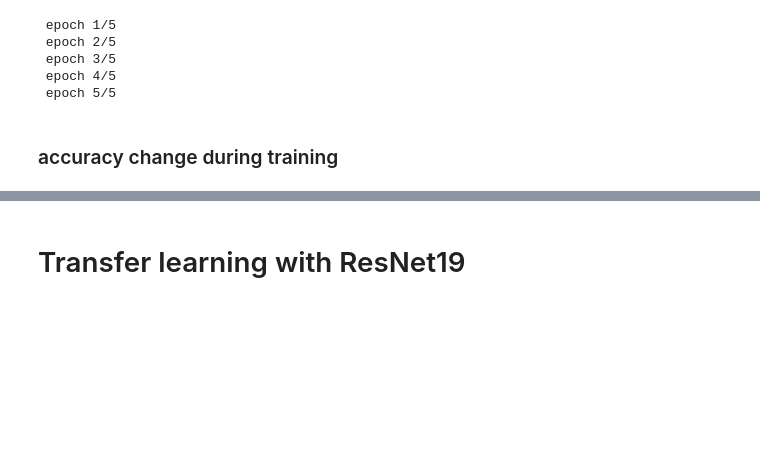
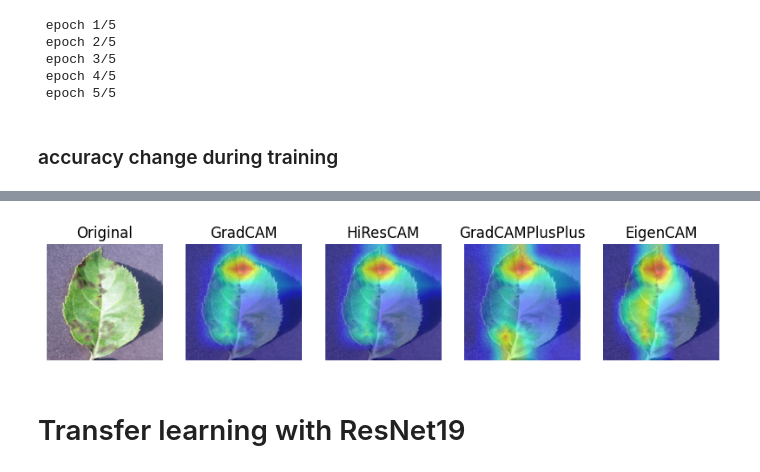
Before and after one commit to Eikthyrnir/UAM_labs, a Jupyter notebook: sem3/comp_vision/lab_2_23.ipynb, the cells around one changed output, grey strips where cells are left out. Cells and saved outputs as stored; diff of their text form; code cells hidden in the pictures; blank space fills up the shorter version.

```diff
--- a/sem3/comp_vision/lab_2_23.ipynb
+++ b/sem3/comp_vision/lab_2_23.ipynb
@@ -201,0 +248,6 @@ plt.show()
+# %%
+with GradCAM(model=vgg_model, target_layers=target_layers) as cam:
+    grayscale_cam = cam(input_tensor=input_tensor)
+    grayscale_cam = grayscale_cam[0]
+
+    cam_image = show_cam_on_image(rgb_img, grayscale_cam, use_rgb=True)
@@ -202,3 +261,48 @@ plt.show()
+# %%
+# Like GradCAM but uses second order gradients
+with GradCAMPlusPlus(model=vgg_model, target_layers=target_layers) as cam:
+    grayscale_cam = cam(input_tensor=input_tensor)
+    grayscale_cam = grayscale_cam[0]
+
+    cam_image_pp = show_cam_on_image(rgb_img, grayscale_cam, use_rgb=True)
+
+# Takes the first principle component of the 2D Activations (no class discrimination, but seems to give great results)
+with EigenCAM(model=vgg_model, target_layers=target_layers) as cam:
+    grayscale_cam = cam(input_tensor=input_tensor)
+    grayscale_cam = grayscale_cam[0]
+
+    cam_image_eigen = show_cam_on_image(rgb_img, grayscale_cam, use_rgb=True)
+# %%
+plt.figure(figsize=(10,4))
+
+plt.subplot(1,5,1)
+plt.title("Original")
+plt.imshow(rgb_img)
+plt.axis("off")
+
+plt.subplot(1,5,2)
+plt.title("GradCAM")
+plt.imshow(cam_image)
+plt.axis("off")
+
+plt.subplot(1,5,3)
+plt.title("HiResCAM")
+plt.imshow(cam_image_hr)
+plt.axis("off")
+
+plt.subplot(1,5,4)
+plt.title("GradCAMPlusPlus")
+plt.imshow(cam_image_pp)
+plt.axis("off")
+
+plt.subplot(1,5,5)
+plt.title("EigenCAM")
+plt.imshow(cam_image_eigen)
+plt.axis("off")
+
+plt.show()
+# %% [output]
+[figure, added]
 # %% [markdown]
 # Transfer learning with ResNet19
 # %%
```
Also changed, not shown: parts of 19 cells of this notebook.
